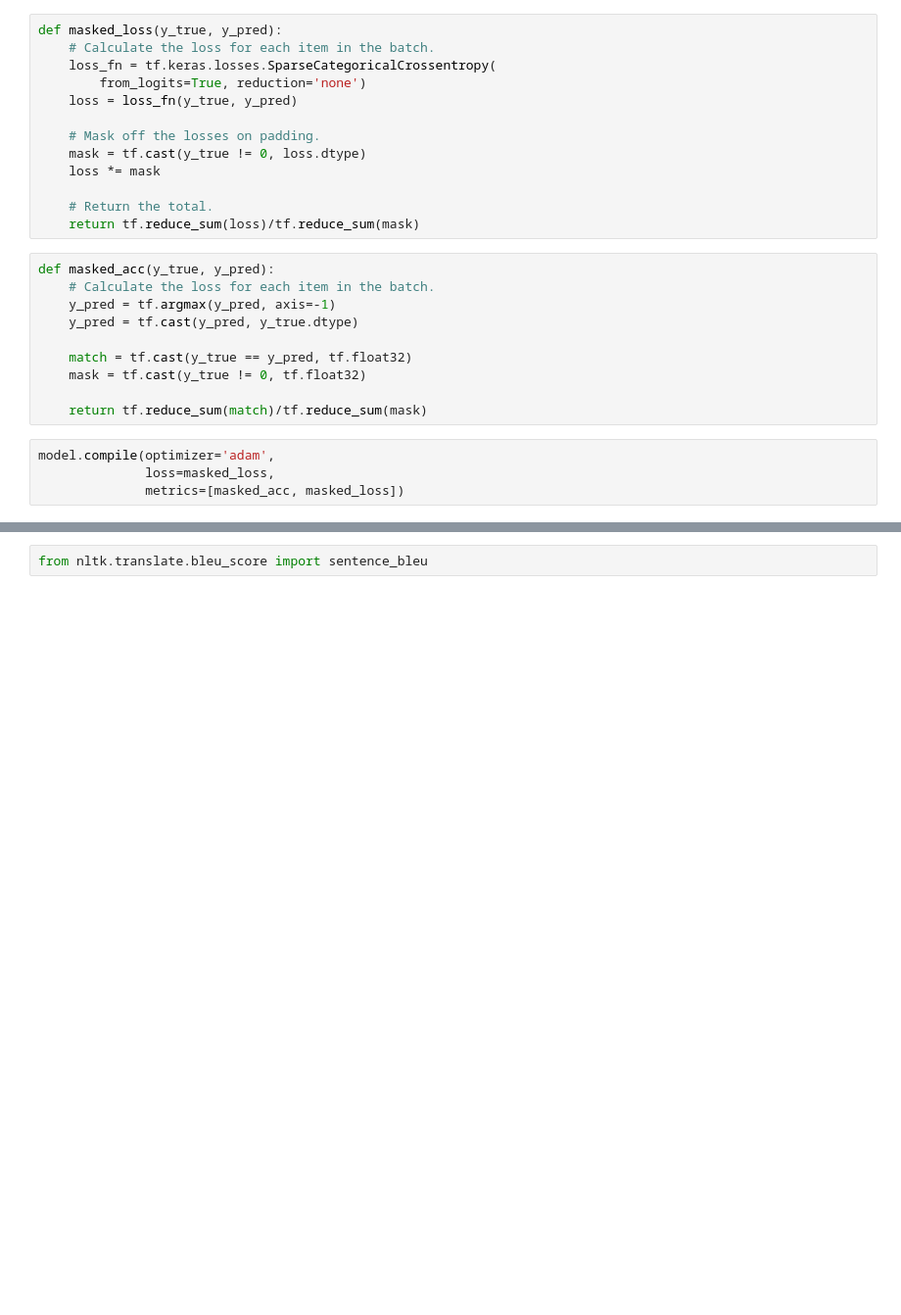
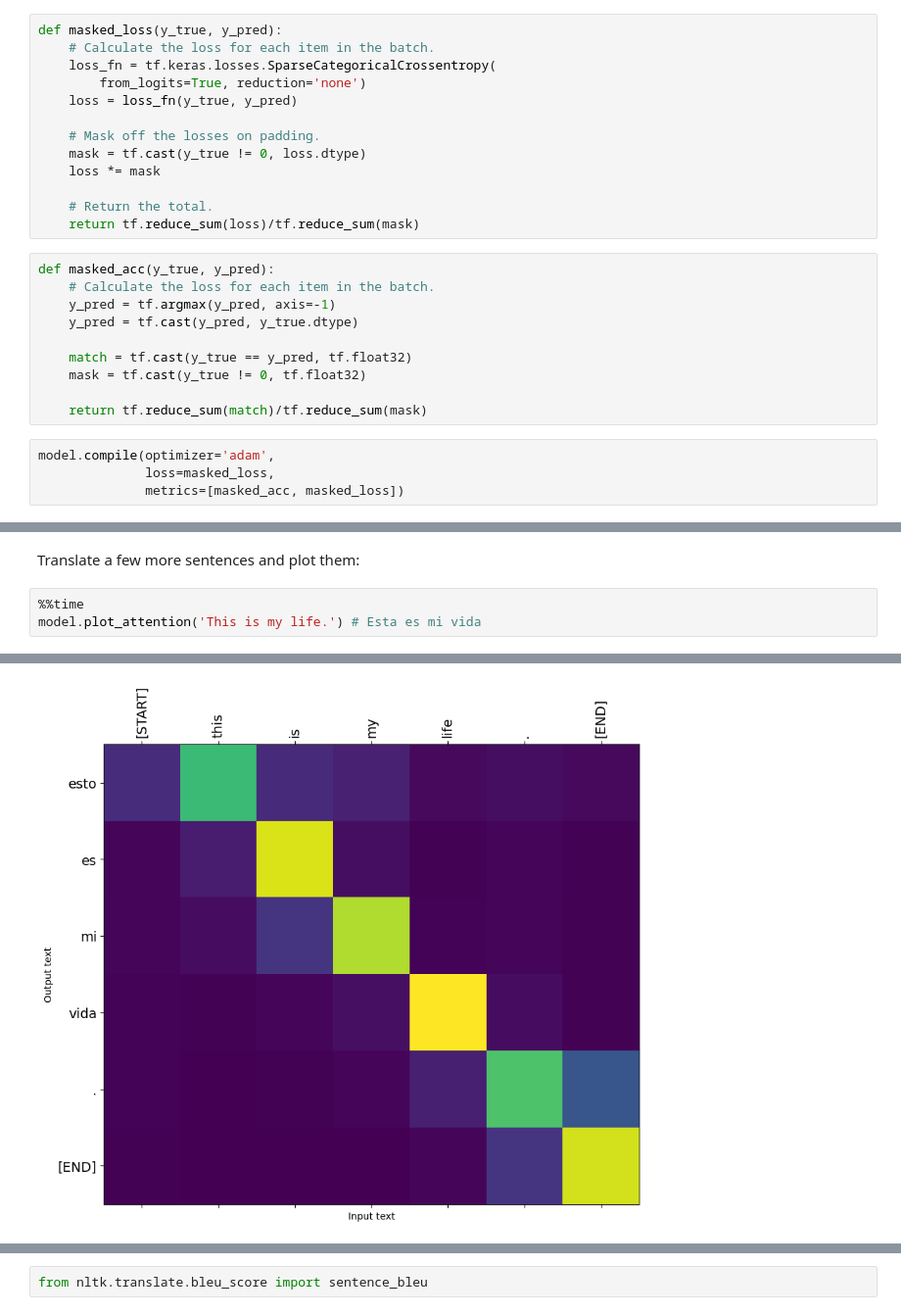
Before and after one commit to ewclark47/ADL-Project, a Jupyter notebook: seq2seq_nmt.ipynb, the cells around one changed output, grey strips where cells are left out. Shown at 98% size. Saved outputs shown, nothing was run; the diff lists cells and outputs as text; blank space fills up the shorter version.

Commit message:
Adjusted to translate EN to ES

```diff
--- a/seq2seq_nmt.ipynb
+++ b/seq2seq_nmt.ipynb
@@ -709,0 +779,6 @@ def plot_attention(self, text, **kwargs):
+# %% [markdown]
+Translate a few more sentences and plot them:
+# %%
+%%time
+model.plot_attention('This is my life.') # Esta es mi vida
+# %% [output]
@@ -709,0 +787 @@ def plot_attention(self, text, **kwargs):
+[figure, added]
```
Also changed, not shown: parts of 89 cells of this notebook.
